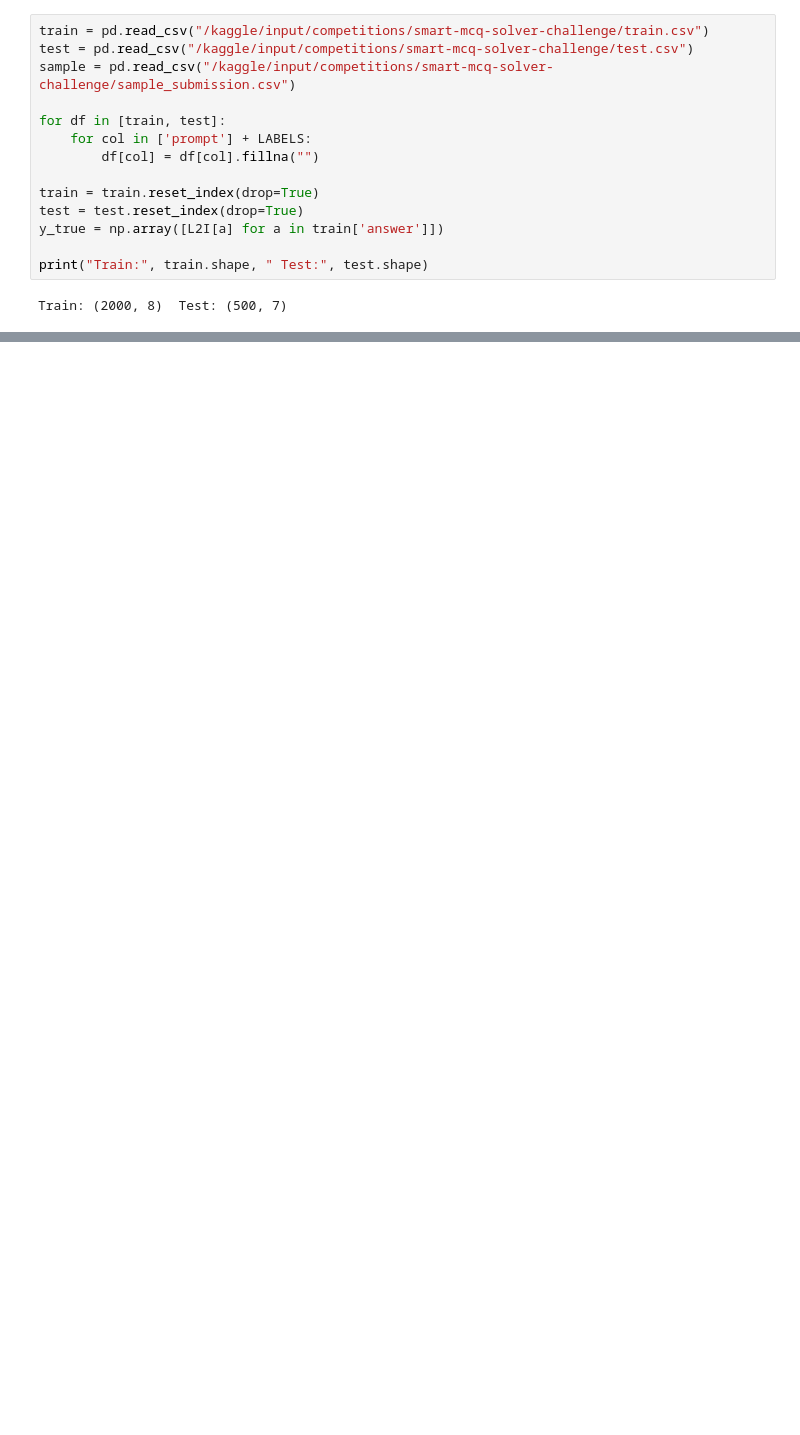
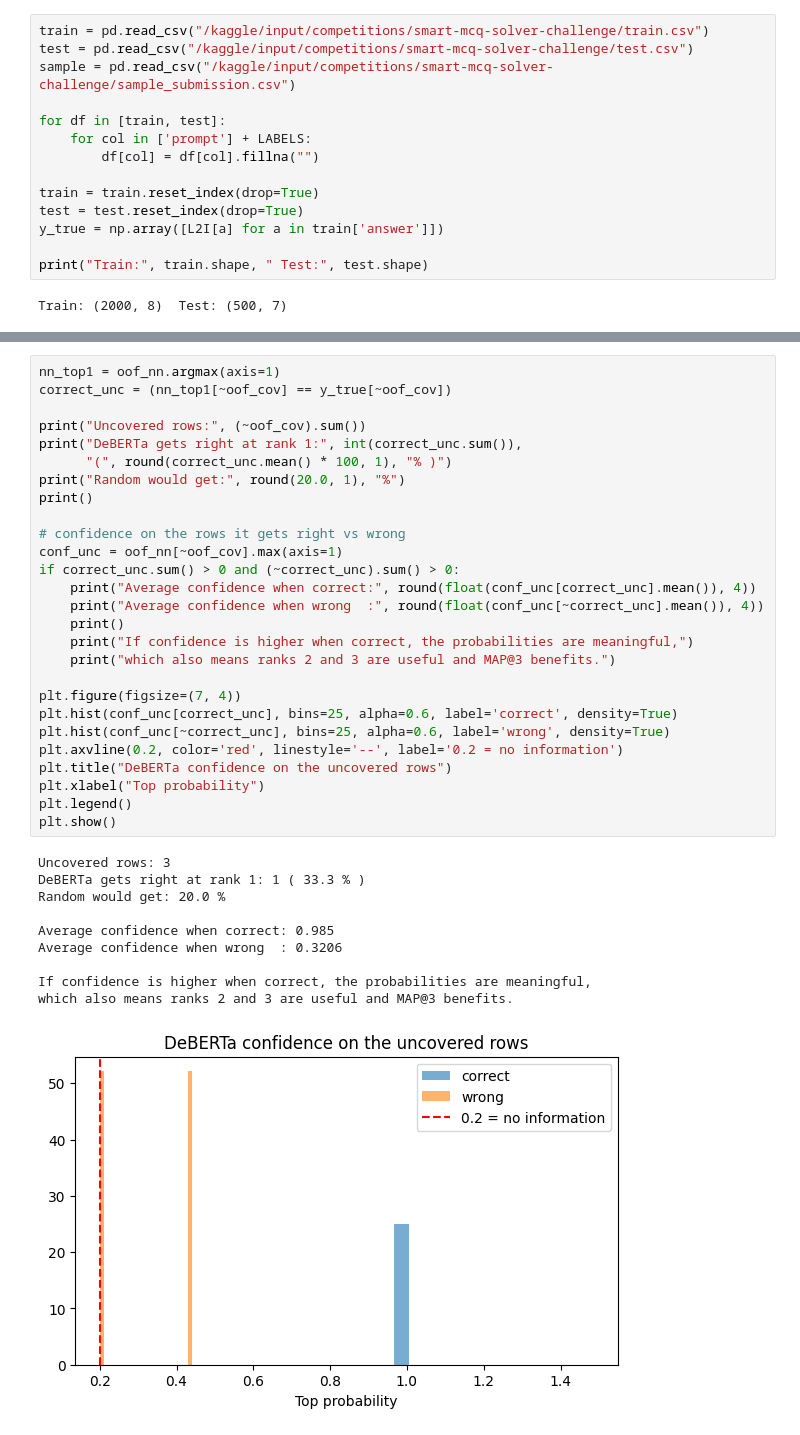
Before and after one commit to 22f1000828/DL-22f1000828-notebook-t22026, a Jupyter notebook: kaggle_notebook.ipynb, the cells around one changed output, grey strips where cells are left out. Drawn from its saved outputs; the diff is of its cells as text; blank space fills up the shorter version.

```diff
--- a/kaggle_notebook.ipynb
+++ b/kaggle_notebook.ipynb
@@ -633,0 +495,38 @@ Those rows are effectively guesses, so they cap the achievable score.
+# %%
+nn_top1 = oof_nn.argmax(axis=1)
+correct_unc = (nn_top1[~oof_cov] == y_true[~oof_cov])
+
+print("Uncovered rows:", (~oof_cov).sum())
+print("DeBERTa gets right at rank 1:", int(correct_unc.sum()),
+      "(", round(correct_unc.mean() * 100, 1), "% )")
+print("Random would get:", round(20.0, 1), "%")
+print()
+
+# confidence on the rows it gets right vs wrong
+conf_unc = oof_nn[~oof_cov].max(axis=1)
+if correct_unc.sum() > 0 and (~correct_unc).sum() > 0:
+    print("Average confidence when correct:", round(float(conf_unc[correct_unc].mean()), 4))
+    print("Average confidence when wrong  :", round(float(conf_unc[~correct_unc].mean()), 4))
+    print()
+    print("If confidence is higher when correct, the probabilities are meaningful,")
+    print("which also means ranks 2 and 3 are useful and MAP@3 benefits.")
+
+plt.figure(figsize=(7, 4))
+plt.hist(conf_unc[correct_unc], bins=25, alpha=0.6, label='correct', density=True)
+plt.hist(conf_unc[~correct_unc], bins=25, alpha=0.6, label='wrong', density=True)
+plt.axvline(0.2, color='red', linestyle='--', label='0.2 = no information')
+plt.title("DeBERTa confidence on the uncovered rows")
+plt.xlabel("Top probability")
+plt.legend()
+plt.show()
+# %% [output]
+Uncovered rows: 3
+DeBERTa gets right at rank 1: 1 ( 33.3 % )
+Random would get: 20.0 %
+
+Average confidence when correct: 0.985
+Average confidence when wrong  : 0.3206
+
+If confidence is higher when correct, the probabilities are meaningful,
+which also means ranks 2 and 3 are useful and MAP@3 benefits.
+[figure, added]
```
Also changed, not shown: parts of 39 cells of this notebook.
